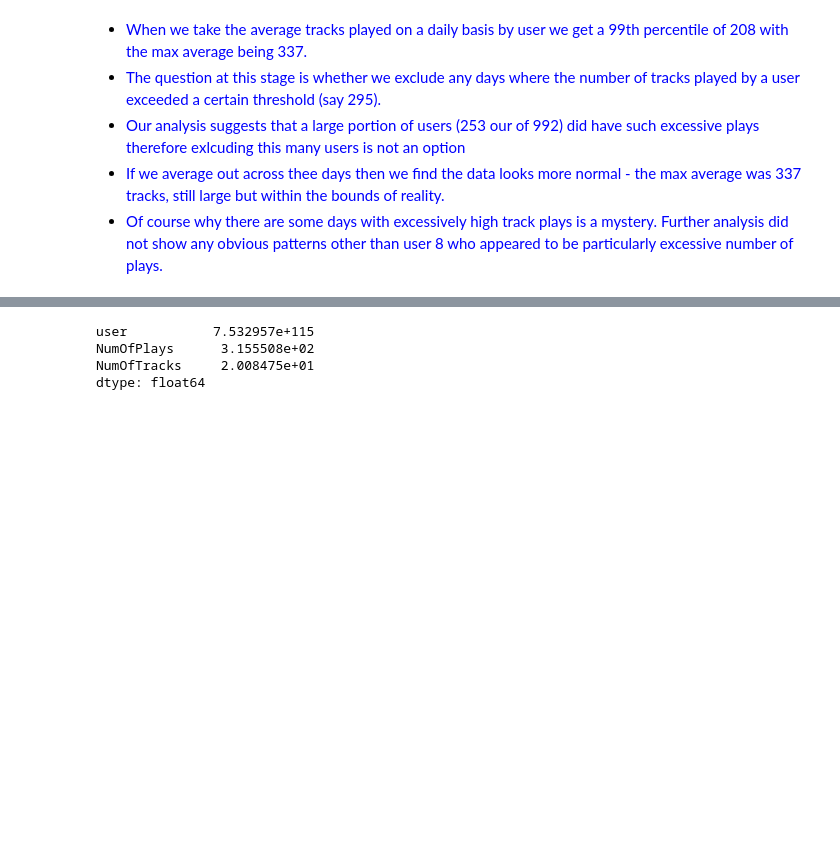
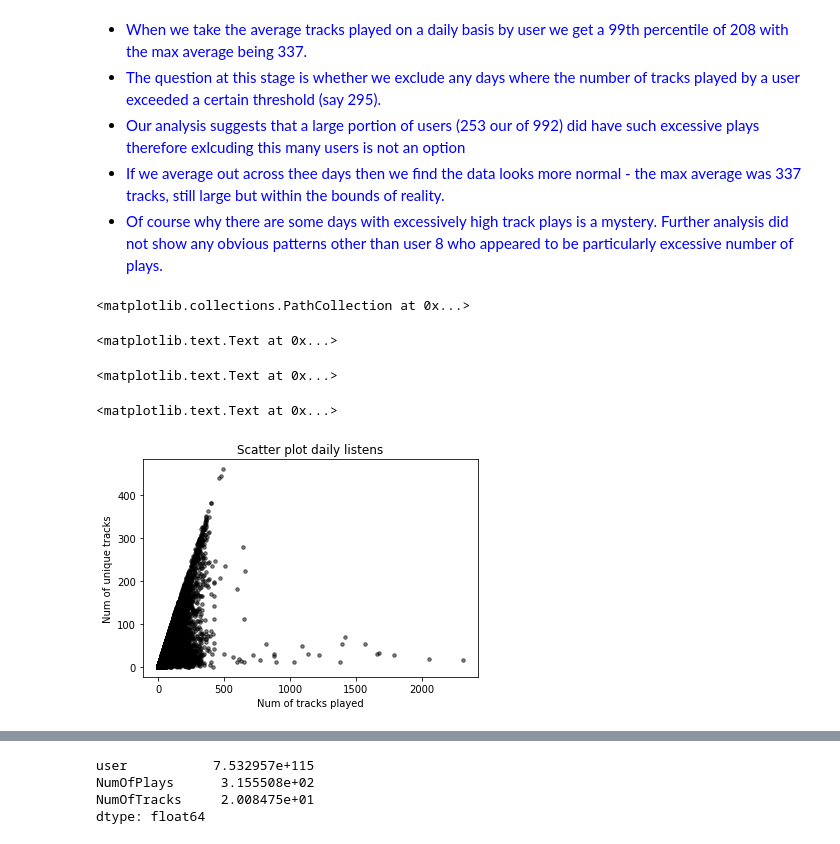
Before and after one commit to badrul1/EventPrediction, a Jupyter notebook: 5_PreliminaryAnalysis/1_OutlierAnalysis.ipynb, the cells around one changed output, grey strips where cells are left out. Drawn from its saved outputs; the diff is of its cells as text; code cells hidden in the pictures; blank space fills up the shorter version.

```diff
--- a/5_PreliminaryAnalysis/1_OutlierAnalysis.ipynb
+++ b/5_PreliminaryAnalysis/1_OutlierAnalysis.ipynb
@@ -164,6 +164,22 @@ res.groupby(['user']).mean().describe([.5, .95, .99])
 * <font color=blue>Our analysis suggests that a large portion of users (253 our of 992) did have such excessive plays therefore exlcuding this many users is not an option</font>
 * <font color=blue>If we average out across thee days then we find the data looks more normal - the max average was 337 tracks, still large but within the bounds of reality.</font>
 * <font color=blue>Of course why there are some days with excessively high track plays is a mystery. Further analysis did not show any obvious patterns other than user 8 who appeared to be particularly excessive number of plays. </font>
+# %%
+colors = (0,0,0)
+area = np.pi*4
+
+# Plot
+plt.scatter(res['NumOfPlays'],res['NumOfTracks'], s=area, c=colors, alpha=0.5)
+plt.title('Scatter plot daily listens')
+plt.xlabel('Num of tracks played')
+plt.ylabel('Num of unique tracks')
+plt.show()
+# %% [output]
+<matplotlib.collections.PathCollection at 0x...>
+<matplotlib.text.Text at 0x...>
+<matplotlib.text.Text at 0x...>
+<matplotlib.text.Text at 0x...>
+[figure, added]
 # %%
 tmp=res[(res['NumOfPlays'] > 800)].groupby(['user']).count()
 tmp
```
Also changed, not shown: parts of 10 cells of this notebook, 25 other files.
